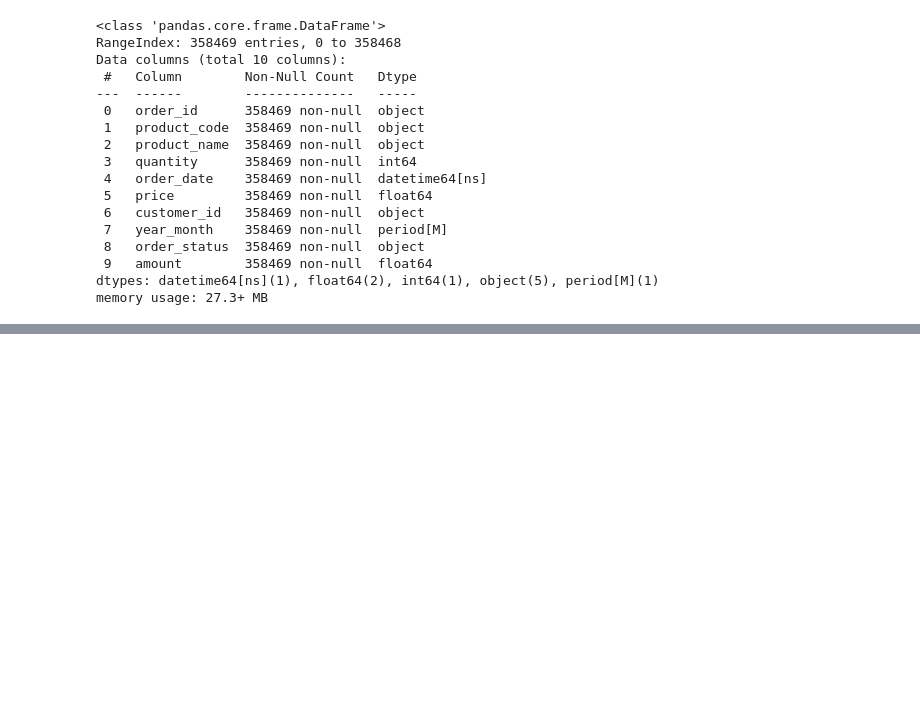
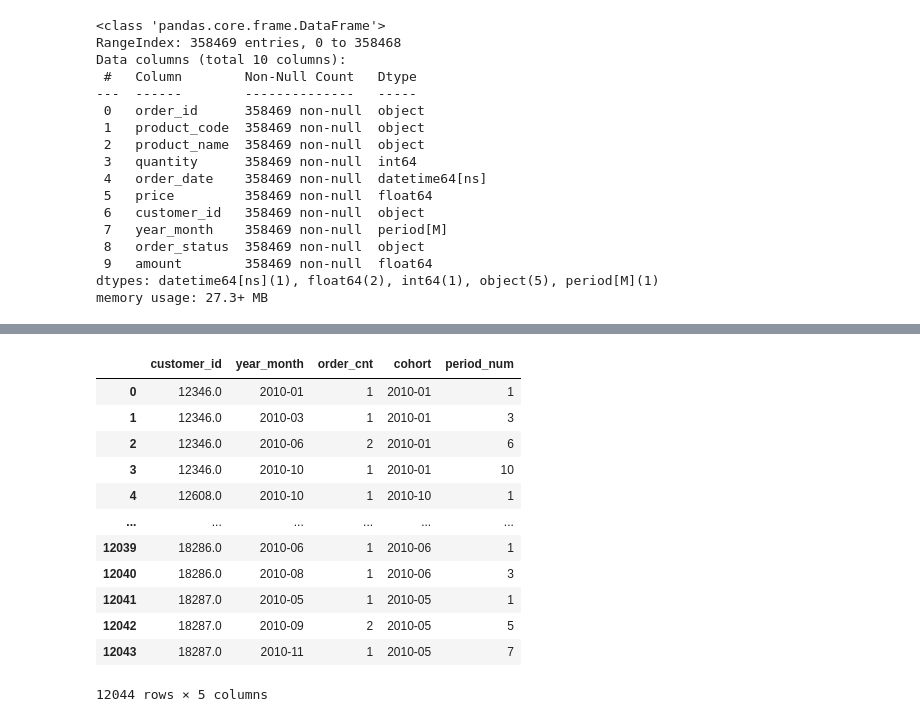
Before and after one commit to elanghairilanam/Portfolio-Data-Science, a Jupyter notebook: My_Cohort_Retention.ipynb, the cells around one changed output, grey strips where cells are left out. Saved outputs shown, nothing was run; the diff lists cells and outputs as text; code cells hidden in the pictures; blank space fills up the shorter version.

```diff
--- a/My_Cohort_Retention.ipynb
+++ b/My_Cohort_Retention.ipynb
@@ -115,0 +174,20 @@ memory usage: 27.3+ MB
+# %%
+# membuat kolom period num dengan cara mencari selisih kolom year_month dengan kolom cohort lalu ditambah 1
+from operator import attrgetter
+df_user_monthly['period_num'] = (df_user_monthly['year_month'] - df_user_monthly['cohort']).apply(attrgetter('n'))+1
+
+df_user_monthly
+# %% [output]
+|  | customer_id | year_month | order_cnt | cohort | period_num |
+| 0 | 12346.0 | 2010-01 | 1 | 2010-01 | 1 |
+| 1 | 12346.0 | 2010-03 | 1 | 2010-01 | 3 |
+| 2 | 12346.0 | 2010-06 | 2 | 2010-01 | 6 |
+| 3 | 12346.0 | 2010-10 | 1 | 2010-01 | 10 |
+| 4 | 12608.0 | 2010-10 | 1 | 2010-10 | 1 |
+| ... | ... | ... | ... | ... | ... |
+| 12039 | 18286.0 | 2010-06 | 1 | 2010-06 | 1 |
+| 12040 | 18286.0 | 2010-08 | 1 | 2010-06 | 3 |
+| 12041 | 18287.0 | 2010-05 | 1 | 2010-05 | 1 |
+| 12042 | 18287.0 | 2010-09 | 2 | 2010-05 | 5 |
+| 12043 | 18287.0 | 2010-11 | 1 | 2010-05 | 7 |
+12044 rows × 5 columns
```
Also changed, not shown: parts of 7 cells of this notebook.
